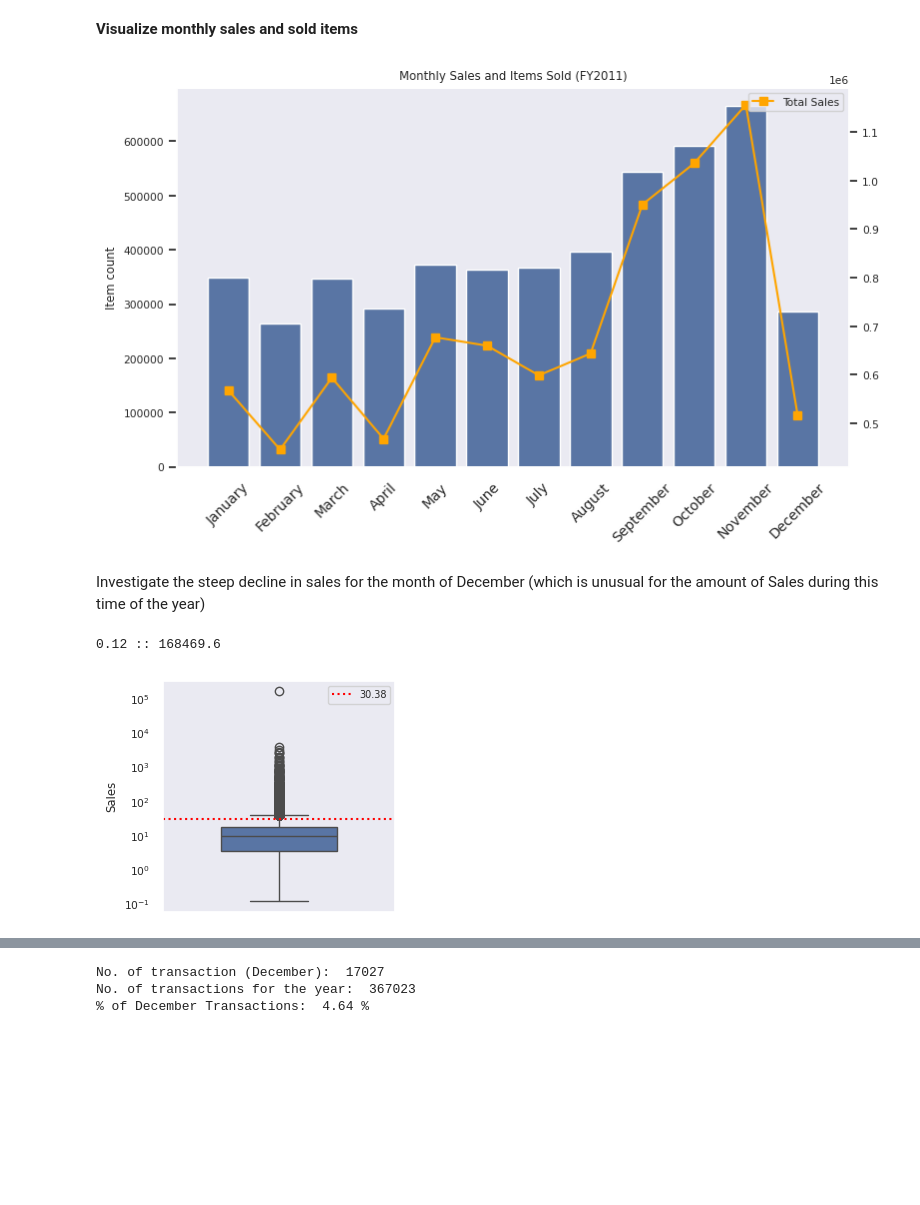
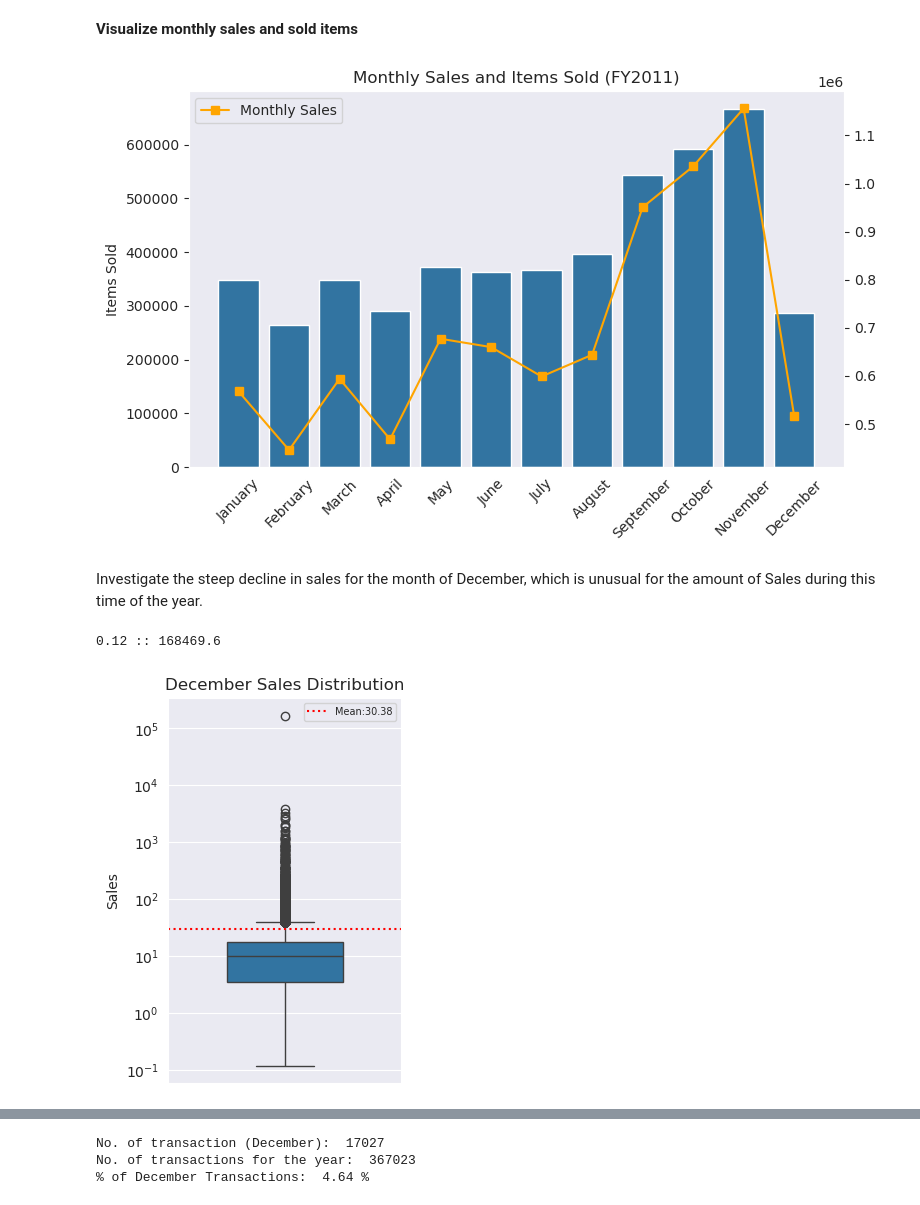
Before and after one commit to ds-edu/DataScienceCapstone_OnlineRetail, a Jupyter notebook: notebooks/CustomerSegmentation.ipynb, the cells around one changed output, grey strips where cells are left out. Saved outputs shown, nothing was run; the diff lists cells and outputs as text; code cells hidden in the pictures; blank space fills up the shorter version.

Commit message:
Version 1.8: Updated logging and visuals

```diff
--- a/notebooks/CustomerSegmentation.ipynb
+++ b/notebooks/CustomerSegmentation.ipynb
@@ -29,5 +34,10 @@ warnings.filterwarnings("ignore")
 # %% [markdown]
 ## 2.2 Import Data
 # %%
-df = pd.read_excel('../data/raw/online_retail_II.xlsx', sheet_name = 'Year 2010-2011')
-df.head()
+try:
+    df = pd.read_excel('../data/raw/online_retail_II.xlsx', sheet_name = 'Year 2010-2011')
+    df.head()
+
+except OSError as e:
+
+    logging.error(e)
@@ -565,19 +564,21 @@ mq
 sns.set_style('dark')
 plt.figure(figsize=(8,5))
 
+# Primary axis for items sold monthly
 ax = sns.barplot(data=mq, x=mq.Month, y=mq.Quantity)
 ax.set_title('Monthly Sales and Items Sold (FY2011)')
 ax.set_xticklabels([cal.month_name[i] for i in np.arange(1,13, 1)], rotation=45, size=10)
 ax.set_xlabel('')
-ax.set_ylabel('Item count')
+ax.set_ylabel('Items Sold')
 
+# Secondayy axis for month-on-month sales
 tx = ax.twinx()
-tx.plot(ms['sum'], label='Total Sales', color='orange', marker='s',)
-
+tx.plot(ms['sum'], label='Monthly Sales', color='orange', marker='s',)
 plt.legend()
 plt.tight_layout()
+plt.show()
 # %% [output]
-[figure, old version]
+[figure, new version]
 # %% [markdown]
-Investigate the steep decline in sales for the month of December (which is unusual for the amount of Sales during this time of the year)
+Investigate the steep decline in sales for the month of December, which is unusual for the amount of Sales during this time of the year.
 # %%
@@ -586,14 +587,16 @@ print(df[df.Month==12].Sales.min(), '::', df[df.Month==12].Sales.max())
 # %% [output]
 0.12 :: 168469.6
 # %%
-plt.figure(figsize=(3,3))
+sns.set_style('darkgrid')
+plt.figure(figsize=(3,5))
 sns.boxplot(df[df.Month == 12]['Sales'], width=0.5)
-plt.axhline(df[df.Month == 12]['Sales'].mean(), label=round(df[df.Month == 12]['Sales'].mean(),2), linestyle=':', color='red')
+plt.axhline(df[df.Month == 12]['Sales'].mean(), label='Mean:' + str(round(df[df.Month == 12]['Sales'].mean(),2)), linestyle=':', color='red')
+plt.title('December Sales Distribution')
 plt.legend(fontsize=7)
 plt.yscale('log')
 plt.show()
 # %% [output]
-[figure, old version]
+[figure, new version]
 # %%
 sns.set(font_scale=0.7, style='darkgrid')
 plt.figure(figsize=(5,3))
```
Also changed, not shown: parts of 68 cells of this notebook.
